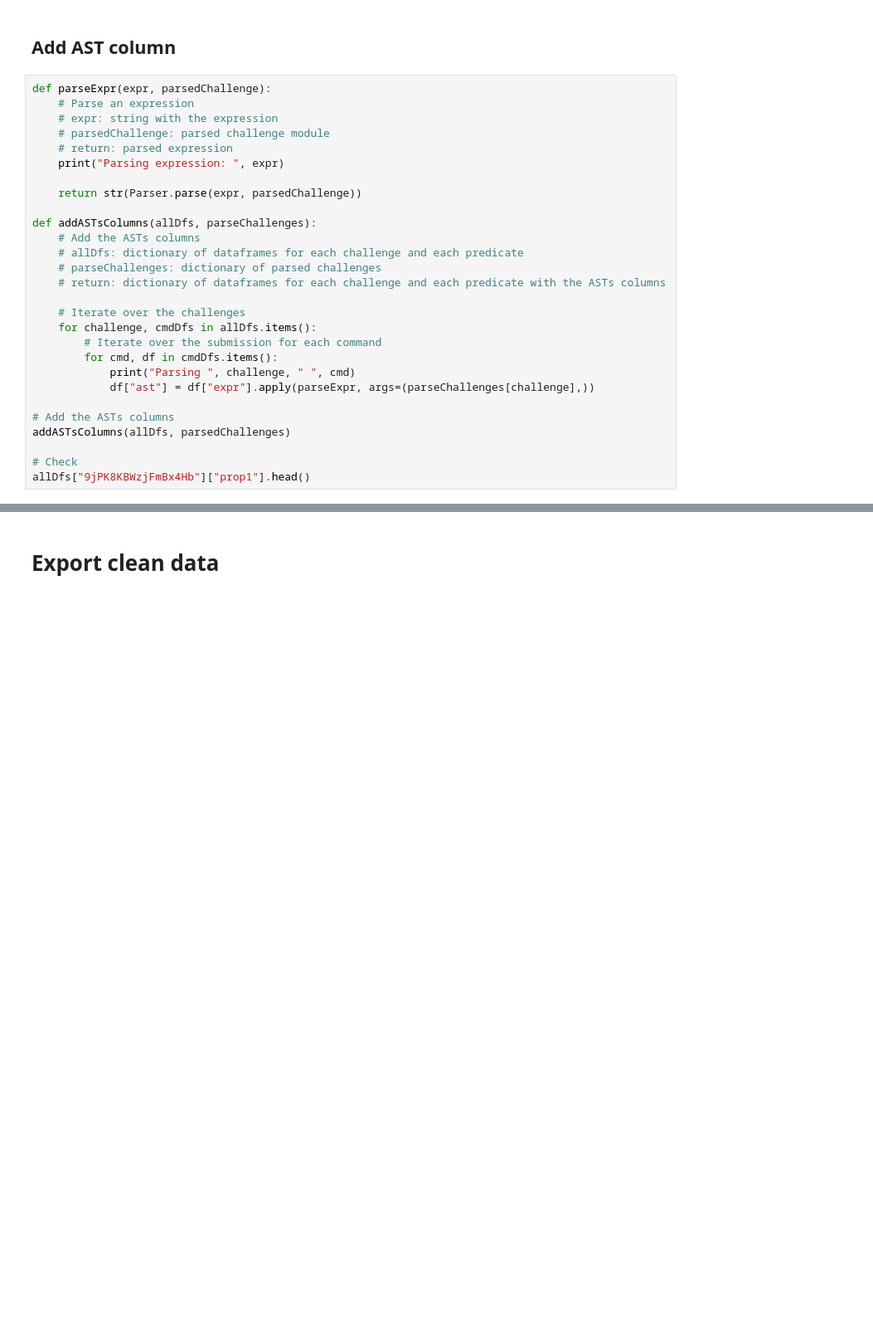
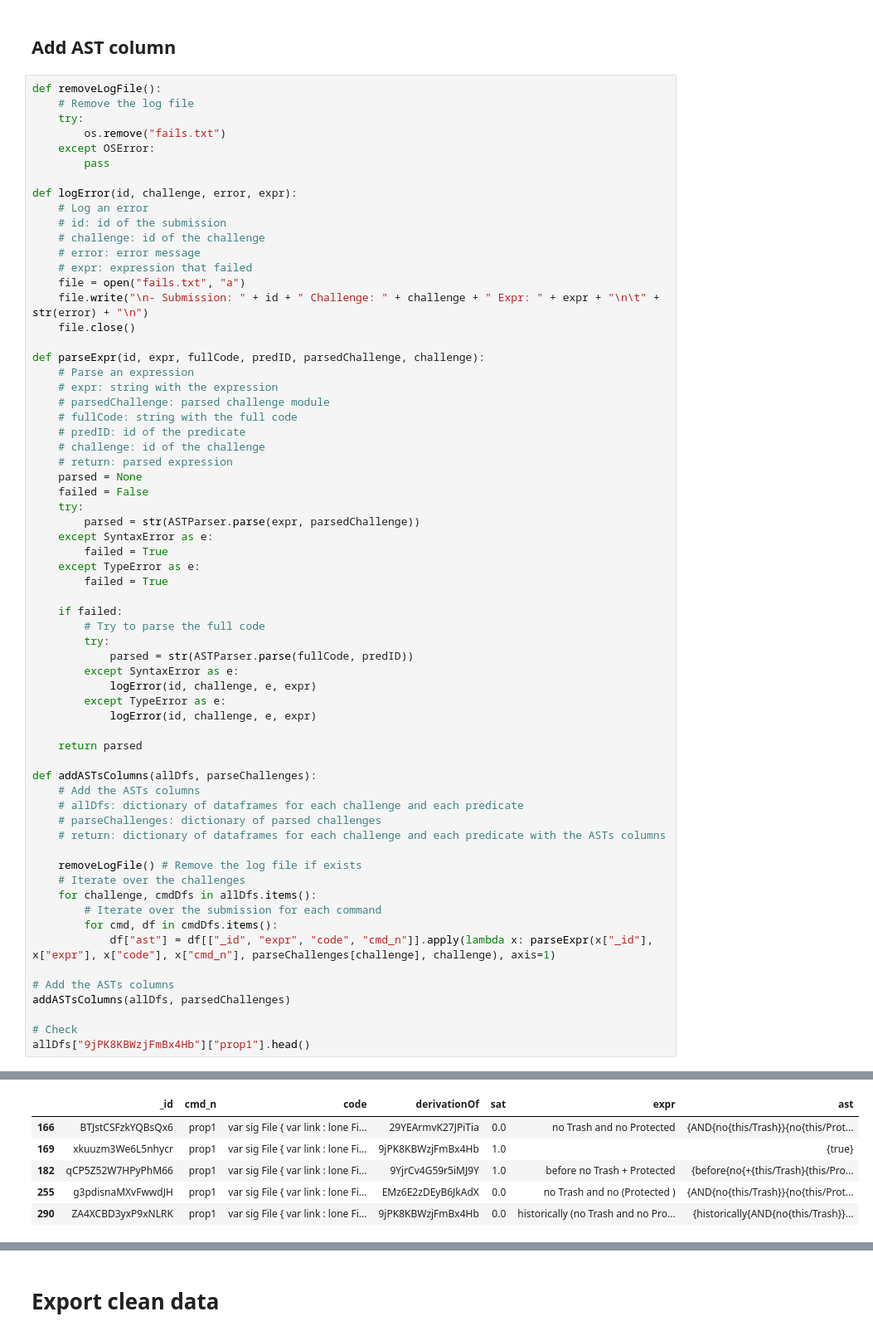
Before and after one commit to anaines14/HiGenA, a Jupyter notebook: data_preparation/notebook.ipynb, the cells around one changed output, grey strips where cells are left out. Shown at 83% size. Cells and saved outputs as stored; diff of their text form; blank space fills up the shorter version.

```diff
--- a/data_preparation/notebook.ipynb
+++ b/data_preparation/notebook.ipynb
@@ -506,14 +530,50 @@ dfInv4[dfInv4["expr"].isnull()].head()
 # %% [markdown]
 ## Add AST column
 # %%
-def parseExpr(expr, parsedChallenge):
+def removeLogFile():
+    # Remove the log file
+    try:
+        os.remove("fails.txt")
+    except OSError:
+        pass
+
+def logError(id, challenge, error, expr):
+    # Log an error
+    # id: id of the submission
+    # challenge: id of the challenge
+    # error: error message
+    # expr: expression that failed
+    file = open("fails.txt", "a")
+    file.write("\n- Submission: " + id + " Challenge: " + challenge + " Expr: " + expr + "\n\t" + str(error) + "\n")
+    file.close()
+
+def parseExpr(id, expr, fullCode, predID, parsedChallenge, challenge):
     # Parse an expression
     # expr: string with the expression
     # parsedChallenge: parsed challenge module
+    # fullCode: string with the full code
+    # predID: id of the predicate
+    # challenge: id of the challenge
     # return: parsed expression
-    print("Parsing expression: ", expr)
+    parsed = None
+    failed = False
+    try:
+        parsed = str(ASTParser.parse(expr, parsedChallenge))
+    except SyntaxError as e:
+        failed = True
+    except TypeError as e:
+        failed = True
 
-    return str(Parser.parse(expr, parsedChallenge))
+    if failed:
+        # Try to parse the full code
+        try:
+            parsed = str(ASTParser.parse(fullCode, predID))
+        except SyntaxError as e:
+            logError(id, challenge, e, expr)
+        except TypeError as e:
+            logError(id, challenge, e, expr)
+
+    return parsed
 
 def addASTsColumns(allDfs, parseChallenges):
     # Add the ASTs columns
@@ -521,12 +581,12 @@ def addASTsColumns(allDfs, parseChallenges):
     # parseChallenges: dictionary of parsed challenges
     # return: dictionary of dataframes for each challenge and each predicate with the ASTs columns
 
+    removeLogFile() # Remove the log file if exists
     # Iterate over the challenges
     for challenge, cmdDfs in allDfs.items():
         # Iterate over the submission for each command
         for cmd, df in cmdDfs.items():
-            print("Parsing ", challenge, " ", cmd)
-            df["ast"] = df["expr"].apply(parseExpr, args=(parseChallenges[challenge],))
+            df["ast"] = df[["_id", "expr", "code", "cmd_n"]].apply(lambda x: parseExpr(x["_id"], x["expr"], x["code"], x["cmd_n"], parseChallenges[challenge], challenge), axis=1)
 
 # Add the ASTs columns
 addASTsColumns(allDfs, parsedChallenges)
@@ -556,0 +597,6 @@ There are 38 possible tokens that can appear here:
+|  | _id | cmd_n | code | derivationOf | sat | expr | ast |
+| 166 | BTJstCSFzkYQBsQx6 | prop1 | var sig File { var link : lone Fi... | 29YEArmvK27JPiTia | 0.0 | no Trash and no Protected | {AND{no{this/Trash}}{no{this/Prot... |
+| 169 | xkuuzm3We6L5nhycr | prop1 | var sig File { var link : lone Fi... | 9jPK8KBWzjFmBx4Hb | 1.0 |  | {true} |
+| 182 | qCP5Z52W7HPyPhM66 | prop1 | var sig File { var link : lone Fi... | 9YjrCv4G59r5iMJ9Y | 1.0 | before no Trash + Protected | {before{no{+{this/Trash}{this/Pro... |
+| 255 | g3pdisnaMXvFwwdJH | prop1 | var sig File { var link : lone Fi... | EMz6E2zDEyB6JkAdX | 0.0 | no Trash and no (Protected ) | {AND{no{this/Trash}}{no{this/Prot... |
+| 290 | ZA4XCBD3yxP9xNLRK | prop1 | var sig File { var link : lone Fi... | 9jPK8KBWzjFmBx4Hb | 0.0 | historically (no Trash and no Pro... | {historically{AND{no{this/Trash}}... |
```
Also changed, not shown: parts of 13 cells of this notebook, 3 other files.
